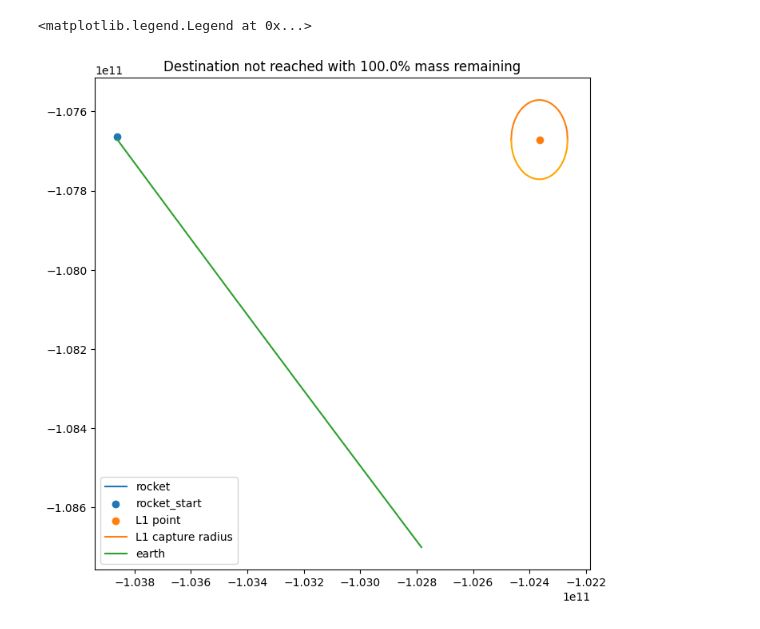
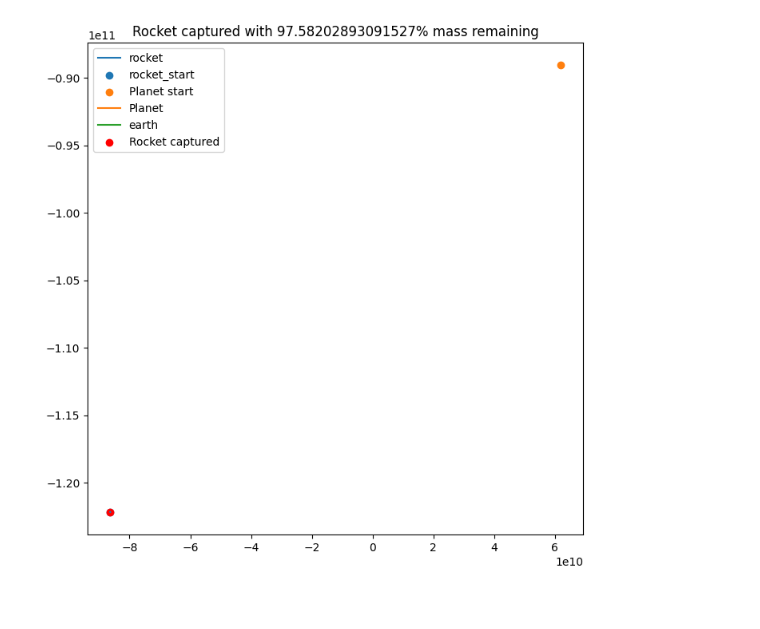
Before and after one commit to anirudhshankar99/ContinuousRL, a Jupyter notebook: Dynamics/demo_rocket.ipynb, the cells around one changed output. Cells and saved outputs as stored; diff of their text form; code cells hidden in the pictures.

Commit message:
getting ready for destination planets

```diff
--- a/Dynamics/demo_rocket.ipynb
+++ b/Dynamics/demo_rocket.ipynb
@@ -85,9 +90,11 @@ def reward_function(pos, prev_pos, mass, prev_mass, t):
         prev_radius = np.linalg.norm(prev_pos - earth_position, axis=-1)
         consistent_reward = (current_radius - prev_radius) / (destination_radius - start_radius) + (mass - prev_mass) / rocket_mass
         completion_reward = current_radius >= destination_radius
-    elif destination_type == 'destination_planet':
+    elif destination_type == 'planet':
         planet_position = env.planetary_models[destination_planet_index].get_position(t)
-        consistent_reward = (start_planet_distance - np.linalg.norm(planet_position - pos, axis=-1)) / start_planet_distance + (mass - prev_mass) / rocket_mass
+        current_distance_to_planet = np.linalg.norm(planet_position - pos, axis=-1)
+        prev_distance_to_planet = np.linalg.norm(planet_position - prev_pos, axis=-1)
+        consistent_reward = (current_distance_to_planet - prev_distance_to_planet) / start_planet_distance + (mass - prev_mass) / rocket_mass
         completion_reward = np.linalg.norm(pos - planet_position, axis=-1) < destination_planet_radius
     elif destination_type == 'destination':
         current_distance = np.linalg.norm(destination_coords - pos, axis=-1)
@@ -127,7 +134,7 @@ def event_dest_reached(t, y, thrust):
         earth_position = env.planetary_models[-1].get_position(t)
         current_radius = np.linalg.norm(pos - earth_position)
         completion = 0 if current_radius >= destination_radius else 1
-    elif destination_type == 'destination_planet':
+    elif destination_type == 'planet':
         planet_position = env.planetary_models[destination_planet_index].get_position(t)
         completion = 0 if np.linalg.norm(pos - planet_position) < destination_planet_radius else 1
     elif destination_type == 'destination':
@@ -272,22 +268,39 @@ axes.legend()
 # %%
-plot, axes = plt.subplots(1,1)
-plot.set_size_inches(8,8)
-remaining_mass = orbit[-1,-1]
-axes.plot(orbit[0], orbit[1], label='rocket')
-axes.scatter(orbit[0,0], orbit[1,0], label='rocket_start')
-axes.scatter(destination_coords[0], destination_coords[1], label='L1 point')
-l1_x = np.linspace(-destination_radius,destination_radius,100)
-l1_y = np.sqrt(destination_radius**2 - l1_x**2)
-earth_orbit = env.planetary_models[2].get_position(t=np.linspace(0, orbit_duration, orbit_timesteps))
-axes.plot(l1_x + destination_coords[0], l1_y + destination_coords[1], label='L1 capture radius')
-axes.plot(l1_x + destination_coords[0], -l1_y + destination_coords[1], c='orange')
-axes.plot(earth_orbit[0], earth_orbit[1], label='earth')
-termination_message = 'Destination not reached'
-if termination_status:
-    termination_message = 'Rocket captured' if termination_status == 1 else 'Destination reached'
-    axes.scatter(termination_y_events[0], termination_y_events[1], label=termination_message, c='r')
-axes.set_title(f'{termination_message} with {remaining_mass/rocket_mass*100}% mass remaining')
-axes.legend()
+if destination_type == 'destination':
+    plot, axes = plt.subplots(1,1)
+    plot.set_size_inches(8,8)
+    remaining_mass = orbit[-1,-1]
+    axes.plot(orbit[0], orbit[1], label='rocket')
+    axes.scatter(orbit[0,0], orbit[1,0], label='rocket_start')
+    axes.scatter(destination_coords[0], destination_coords[1], label='L1 point')
+    l1_x = np.linspace(-destination_radius,destination_radius,100)
+    l1_y = np.sqrt(destination_radius**2 - l1_x**2)
+    earth_orbit = env.planetary_models[2].get_position(t=np.linspace(0, orbit_duration, orbit_timesteps))
+    axes.plot(l1_x + destination_coords[0], l1_y + destination_coords[1], label='L1 capture radius')
+    axes.plot(l1_x + destination_coords[0], -l1_y + destination_coords[1], c='orange')
+    axes.plot(earth_orbit[0], earth_orbit[1], label='earth')
+    termination_message = 'Destination not reached'
+    if termination_status:
+        termination_message = 'Rocket captured' if termination_status == 1 else 'Destination reached'
+        axes.scatter(termination_y_events[0], termination_y_events[1], label=termination_message, c='r')
+    axes.set_title(f'{termination_message} with {remaining_mass/rocket_mass*100}% mass remaining')
+    axes.legend()
+elif destination_type == 'planet':
+    plot, axes = plt.subplots(1,1)
+    plot.set_size_inches(8,8)
+    remaining_mass = orbit[-1,-1]
+    axes.plot(orbit[0], orbit[1], label='rocket')
+    axes.scatter(orbit[0,0], orbit[1,0], label='rocket_start')
+    planet_pos = env.planetary_models[destination_planet_index].get_position(np.linspace(0, orbit_duration, orbit_timesteps))
+    axes.scatter(planet_pos[0,0], planet_pos[1,0], label='Planet start')
+    axes.plot(planet_pos[0], planet_pos[1], label='Planet')
+    earth_orbit = env.planetary_models[2].get_position(t=np.linspace(0, orbit_duration, orbit_timesteps))
+    axes.plot(earth_orbit[0], earth_orbit[1], label='earth')
+    termination_message = 'Destination not reached'
+    if termination_status:
+        termination_message = 'Rocket captured' if termination_status == 1 else 'Destination reached'
+        axes.scatter(termination_y_events[0], termination_y_events[1], label=termination_message, c='r')
+    axes.set_title(f'{termination_message} with {remaining_mass/rocket_mass*100}% mass remaining')
+    axes.legend()
 # %% [output]
-<matplotlib.legend.Legend at 0x...>
-[figure, old version]
+[figure, new version]
```
Also changed, not shown: parts of 11 cells of this notebook, 3 other files.
